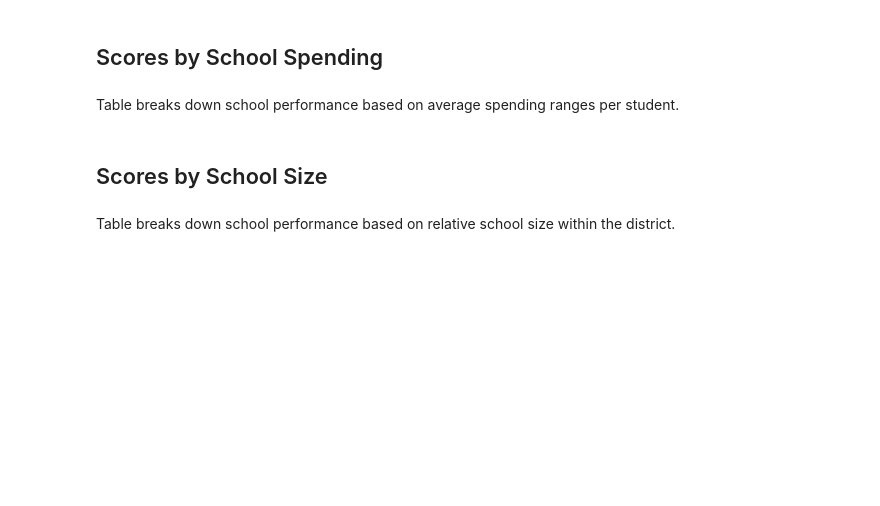
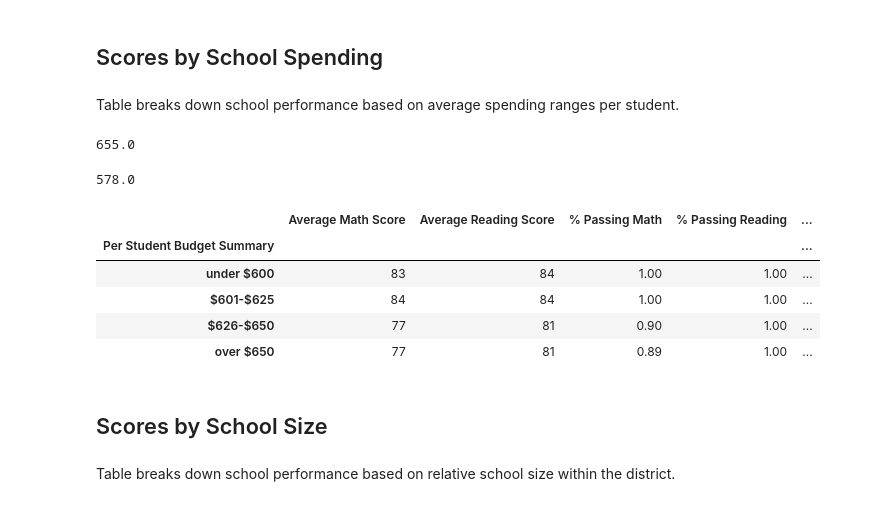
Before and after one commit to HopeNeely/PyCity-Schools-Analysis, a Jupyter notebook: PyCitySchools/PyCitySchools.ipynb, the cells around one changed output. Drawn from its saved outputs; the diff is of its cells as text; code cells hidden in the pictures; blank space fills up the shorter version.

```diff
--- a/PyCitySchools/PyCitySchools.ipynb
+++ b/PyCitySchools/PyCitySchools.ipynb
@@ -266,3 +266,12 @@ groupby_grade_readdf
 Table breaks down school performance based on average spending ranges per student.
 # %%
 # Create 4 reasonable bins to group school spending.
+# Find max spending per student.
+merge_df["Per Student Budget"].max()
+# %% [output]
+655.0
+# %%
+#Min is $578/student.
+merge_df["Per Student Budget"].min()
+# %% [output]
+578.0
@@ -269,3 +287,28 @@ Table breaks down school performance based on average spending ranges per studen
+# %%
+#pull columns for Scores by School Spending table
+score_spend_df = merge_df[["Per Student Budget Summary", "School Name",
+                           "Average Math Score", "Average Reading Score", "% Passing Math",
+                          "% Passing Reading", "% Overall Passing"]]
+#score_spend_df.head()
+# %%
+# Creating a group based off of the bins
+scores_by_spending_df = score_spend_df.groupby(["Per Student Budget Summary",]).mean()
+#scores_by_spending_df
+# %%
+# Add formating
+scores_by_spending_df["Average Math Score"] = scores_by_spending_df["Average Math Score"].map("{:.0f}".format)
+scores_by_spending_df["Average Reading Score"] = scores_by_spending_df["Average Reading Score"].map("{:.0f}".format)
+scores_by_spending_df["% Passing Math"] = scores_by_spending_df["% Passing Math"].map("{:.2f}".format)
+scores_by_spending_df["% Passing Reading"] = scores_by_spending_df["% Passing Reading"].map("{:.2f}".format)
+scores_by_spending_df["% Overall Passing"] = scores_by_spending_df["% Overall Passing"].map("{:.2f}".format)
+scores_by_spending_df
+# %% [output]
+|  | Average Math Score | Average Reading Score | % Passing Math | % Passing Reading | ... |
+| Per Student Budget Summary |  |  |  |  | ... |
+| under $600 | 83 | 84 | 1.00 | 1.00 | ... |
+| $601-$625 | 84 | 84 | 1.00 | 1.00 | ... |
+| $626-$650 | 77 | 81 | 0.90 | 1.00 | ... |
+| over $650 | 77 | 81 | 0.89 | 1.00 | ... |
 # %% [markdown]
 ## Scores by School Size
 # %% [markdown]
```
Also changed, not shown: parts of 7 cells of this notebook.
